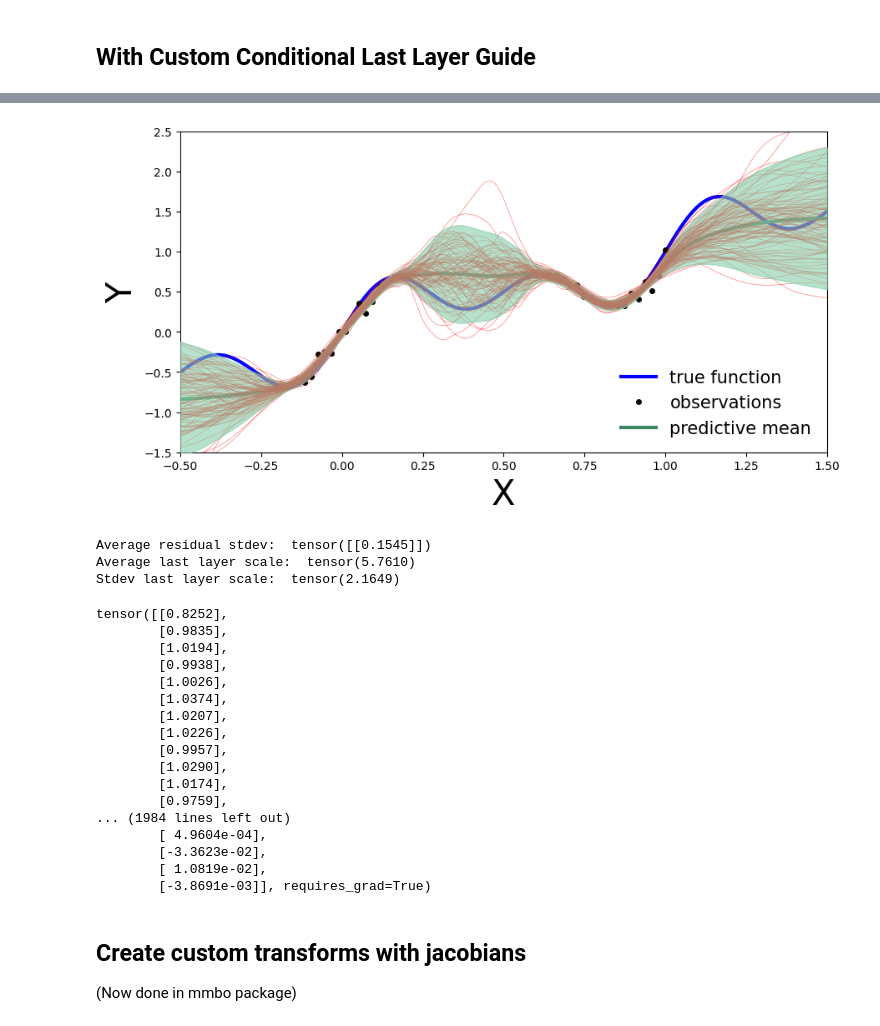
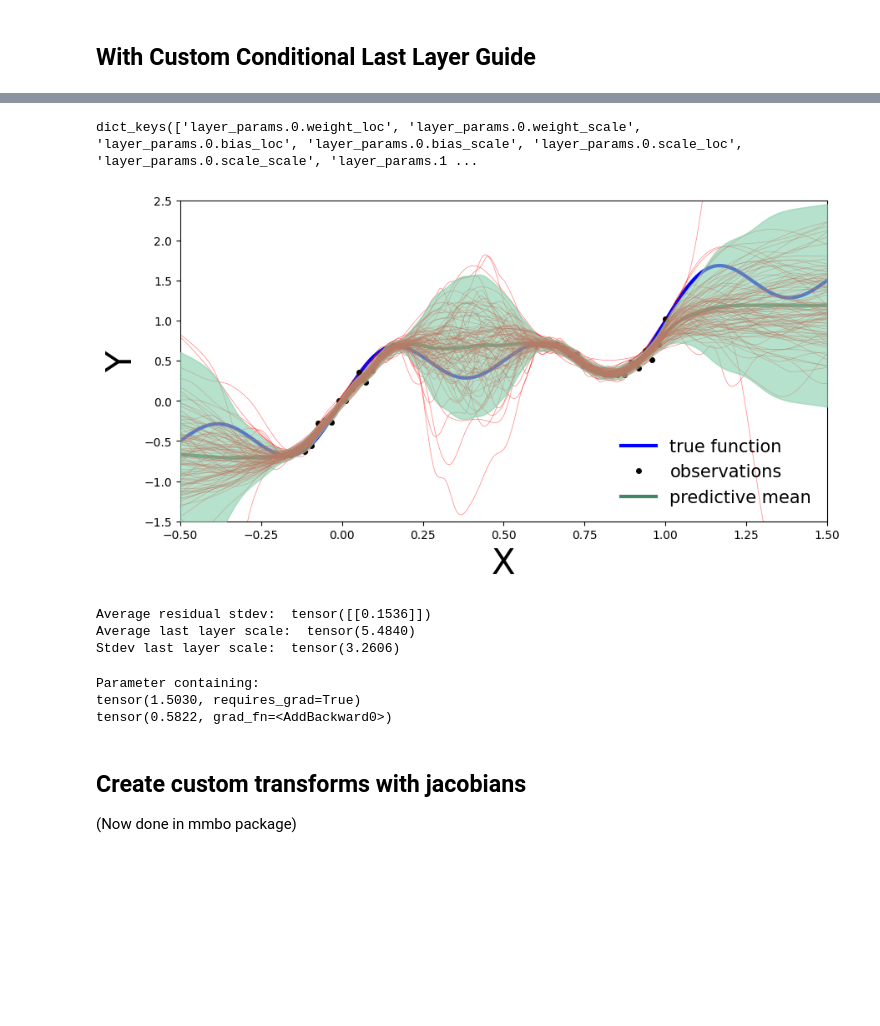
Before and after one commit to NatLabRockies/mmbo, a Jupyter notebook: notebooks/lastlayer-guide-test.ipynb, the cells around one changed output, grey strips where cells are left out. Saved outputs shown, nothing was run; the diff lists cells and outputs as text; code cells hidden in the pictures; blank space fills up the shorter version.

Commit message:
Notebook and test updates for new code

```diff
--- a/notebooks/lastlayer-guide-test.ipynb
+++ b/notebooks/lastlayer-guide-test.ipynb
@@ -112,9 +116,11 @@ def plot_predictions(preds):
 
     plt.legend(loc=4, fontsize=15, frameon=False)
 
-def plot_predictions2(preds):
-    y_pred = preds['mu'].squeeze().T.detach().numpy().mean(axis=1)
-    y_std = preds['mu'].squeeze().T.detach().numpy().std(axis=1)
+def plot_predictions2(preds, site="mu_pred"):
+
+
+    y_pred = preds[site].squeeze().T.detach().numpy().mean(axis=1)
+    y_std = preds[site].squeeze().T.detach().numpy().std(axis=1)
 
     fig, ax = plt.subplots(figsize=(10, 5))
     xlims = [-0.5, 1.5]
@@ -130,17 +136,18 @@ def plot_predictions2(preds):
     ax.plot(x_test, y_pred, '-', linewidth=3, color="#408765", label="predictive mean")
     ax.fill_between(x_test, y_pred - 2 * y_std, y_pred + 2 * y_std, alpha=0.6, color='#86cfac', zorder=5)
 
-    for inst in range(preds['mu'].shape[0]):
-        y_inst = preds['mu'].squeeze()[inst,:]
+    for inst in range(preds[site].shape[0]):
+        y_inst = preds[site].squeeze()[inst,:]
         ax.plot(x_test, y_inst, '-', linewidth=0.5, alpha=0.5, color="red")
 
     plt.legend(loc=4, fontsize=15, frameon=False)
 # %% [markdown]
 ### Model parameters
 # %%
-net_width = 1000
-net_depth = 1
+net_width = 500
+net_depth = 2
 prior_variance = 0.005
+fixed_scale = None
 # %% [markdown]
 ## With Custom Conditional Last Layer Guide
 # %%
@@ -150,15 +157,15 @@ logging.basicConfig(format='%(message)s', level=logging.INFO)
 
 pyro.clear_param_store()
 
-model = TIBNN2.from_data(x_train2, y_train2, width=net_width, depth=net_depth, prior_variance = prior_variance)
-guide = TIBNN2Guide(model, x_train2, y_train2)
+model = TIBNN2.from_data(x_train2, y_train2, width=net_width, depth=net_depth, prior_variance = prior_variance, fixed_scale = fixed_scale)
+guide = TIBNN2Guide(model, init_style="prior")
 
 adam = pyro.optim.Adam({"lr": 0.001})
 elbo = pyro.infer.Trace_ELBO(num_particles = 1)
 svi = pyro.infer.SVI(model, guide, adam, elbo)
 
 start = timer()
-losses = do_svi(svi, x_train2, y_train2, check_interval = 500)
+losses = do_svi(svi, X_train = x_train2, Y_train = y_train2, check_interval = 500)
 end = timer()
 
 print(f"Elapsed time: {end-start:.1f} seconds")
@@ -186,39 +220,29 @@ plt.ylabel("ELBO loss");
 # %%
 svi_predictive = Predictive(model, guide=guide, num_samples=100)
-svi_samples = svi_predictive(x_test2)
+svi_samples = svi_predictive(X_train = x_train2, Y_train = y_train2, X_pred = x_test2)
+# %%
+pyro.get_param_store().keys()
+# %% [output]
+dict_keys(['layer_params.0.weight_loc', 'layer_params.0.weight_scale', 'layer_params.0.bias_loc', 'layer_params.0.bias_scale', 'layer_params.0.scale_loc', 'layer_params.0.scale_scale', 'layer_params.1 ...
 # %%
-plot_predictions2(svi_samples)
+plot_predictions2(svi_samples, )
 # %% [output]
-[figure, old version]
+[figure, new version]
 # %%
 print("Average residual stdev: ", torch.linalg.inv(svi_samples["precision"]).sqrt().mean(dim=[0,1]))
 print("Average last layer scale: ", svi_samples["layer1/scale"].mean(dim=[0,1]))
 print("Stdev last layer scale: ", svi_samples["layer1/scale"].std(dim=[0,1]))
 # %% [output]
-Average residual stdev:  tensor([[0.1545]])
-Average last layer scale:  tensor(5.7610)
-Stdev last layer scale:  tensor(2.1649)
+Average residual stdev:  tensor([[0.1536]])
+Average last layer scale:  tensor(5.4840)
+Stdev last layer scale:  tensor(3.2606)
 # %%
-print(pyro.get_param_store()['layer1/weight_scale'])
-print(pyro.get_param_store()['layer1/weight_loc'])
+print(pyro.get_param_store()['layer_params.1.scale_loc'])
+print(pyro.get_param_store()['layer_params.1.scale_scale'])
 # %% [output]
-tensor([[0.8252],
-        [0.9835],
-        [1.0194],
-        [0.9938],
-        [1.0026],
-        [1.0374],
-        [1.0207],
-        [1.0226],
-        [0.9957],
-        [1.0290],
-        [1.0174],
-        [0.9759],
-... (1984 lines left out)
-        [ 4.9604e-04],
-        [-3.3623e-02],
-        [ 1.0819e-02],
-        [-3.8691e-03]], requires_grad=True)
+Parameter containing:
+tensor(1.5030, requires_grad=True)
+tensor(0.5822, grad_fn=<AddBackward0>)
 # %% [markdown]
 ## Create custom transforms with jacobians
 
```
Also changed, not shown: parts of 15 cells of this notebook, 1 other file.
